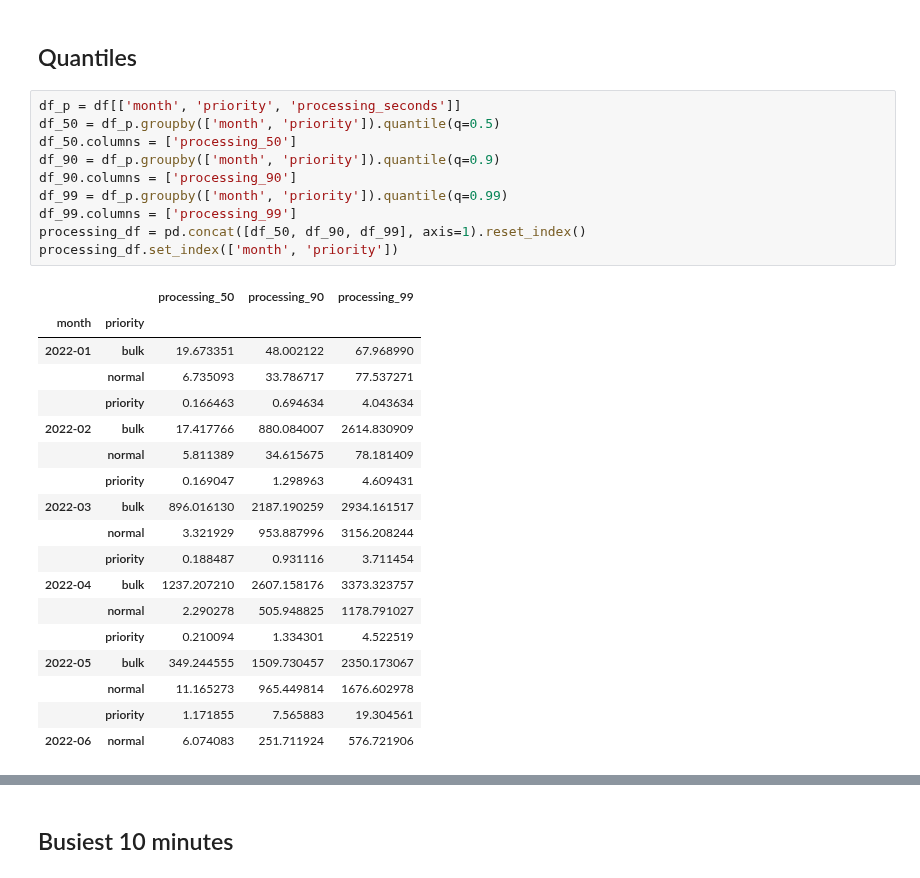
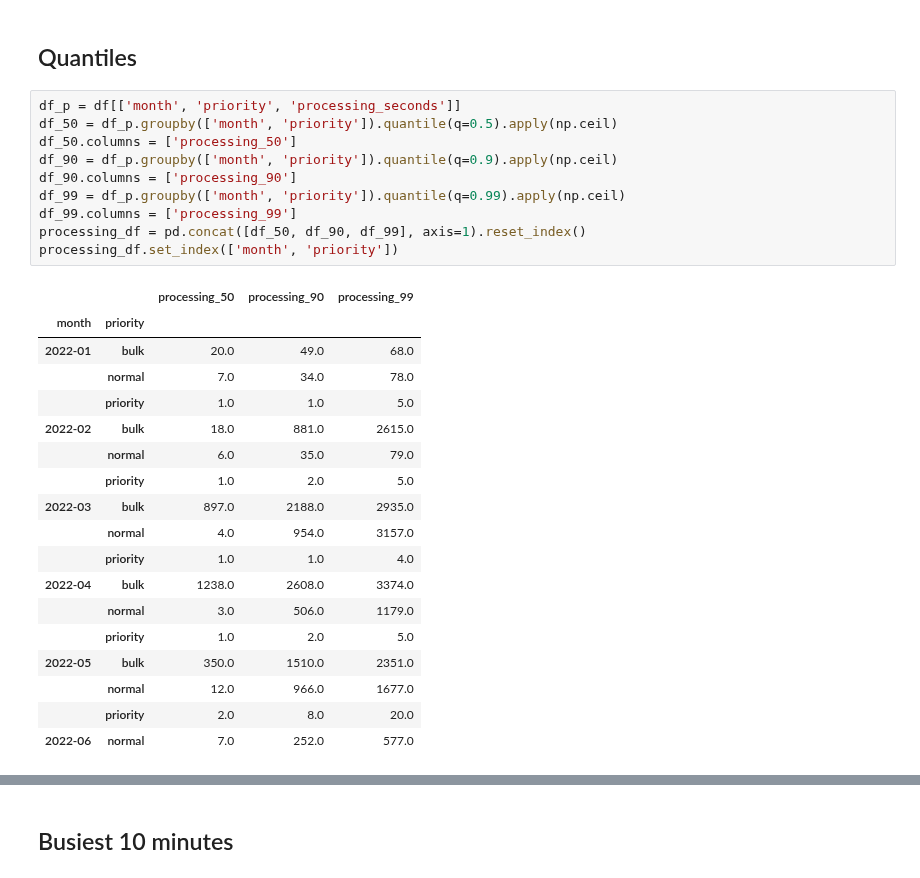
Before and after one commit to cds-snc/notification-adr, a Jupyter notebook: python/baseline_stats.ipynb, the cells around one changed output, grey strips where cells are left out. Cells and saved outputs as stored; diff of their text form.

```diff
--- a/python/baseline_stats.ipynb
+++ b/python/baseline_stats.ipynb
@@ -188,30 +226,30 @@ df_counts.set_index(['month', 'priority'])
 ## Quantiles
 # %%
 df_p = df[['month', 'priority', 'processing_seconds']]
-df_50 = df_p.groupby(['month', 'priority']).quantile(q=0.5)
+df_50 = df_p.groupby(['month', 'priority']).quantile(q=0.5).apply(np.ceil)
 df_50.columns = ['processing_50']
-df_90 = df_p.groupby(['month', 'priority']).quantile(q=0.9)
+df_90 = df_p.groupby(['month', 'priority']).quantile(q=0.9).apply(np.ceil)
 df_90.columns = ['processing_90']
-df_99 = df_p.groupby(['month', 'priority']).quantile(q=0.99)
+df_99 = df_p.groupby(['month', 'priority']).quantile(q=0.99).apply(np.ceil)
 df_99.columns = ['processing_99']
 processing_df = pd.concat([df_50, df_90, df_99], axis=1).reset_index()
 processing_df.set_index(['month', 'priority'])
 # %% [output]
 |  |  | processing_50 | processing_90 | processing_99 |
 | month | priority |  |  |  |
-| 2022-01 | bulk | 19.673351 | 48.002122 | 67.968990 |
-|  | normal | 6.735093 | 33.786717 | 77.537271 |
-|  | priority | 0.166463 | 0.694634 | 4.043634 |
-| 2022-02 | bulk | 17.417766 | 880.084007 | 2614.830909 |
-|  | normal | 5.811389 | 34.615675 | 78.181409 |
-|  | priority | 0.169047 | 1.298963 | 4.609431 |
-| 2022-03 | bulk | 896.016130 | 2187.190259 | 2934.161517 |
-|  | normal | 3.321929 | 953.887996 | 3156.208244 |
-|  | priority | 0.188487 | 0.931116 | 3.711454 |
-| 2022-04 | bulk | 1237.207210 | 2607.158176 | 3373.323757 |
-|  | normal | 2.290278 | 505.948825 | 1178.791027 |
-|  | priority | 0.210094 | 1.334301 | 4.522519 |
-| 2022-05 | bulk | 349.244555 | 1509.730457 | 2350.173067 |
-|  | normal | 11.165273 | 965.449814 | 1676.602978 |
-|  | priority | 1.171855 | 7.565883 | 19.304561 |
-| 2022-06 | normal | 6.074083 | 251.711924 | 576.721906 |
+| 2022-01 | bulk | 20.0 | 49.0 | 68.0 |
+|  | normal | 7.0 | 34.0 | 78.0 |
+|  | priority | 1.0 | 1.0 | 5.0 |
+| 2022-02 | bulk | 18.0 | 881.0 | 2615.0 |
+|  | normal | 6.0 | 35.0 | 79.0 |
+|  | priority | 1.0 | 2.0 | 5.0 |
+| 2022-03 | bulk | 897.0 | 2188.0 | 2935.0 |
+|  | normal | 4.0 | 954.0 | 3157.0 |
+|  | priority | 1.0 | 1.0 | 4.0 |
+| 2022-04 | bulk | 1238.0 | 2608.0 | 3374.0 |
+|  | normal | 3.0 | 506.0 | 1179.0 |
+|  | priority | 1.0 | 2.0 | 5.0 |
+| 2022-05 | bulk | 350.0 | 1510.0 | 2351.0 |
+|  | normal | 12.0 | 966.0 | 1677.0 |
+|  | priority | 2.0 | 8.0 | 20.0 |
+| 2022-06 | normal | 7.0 | 252.0 | 577.0 |
```
Also changed, not shown: parts of 10 cells of this notebook, 2 other files.
